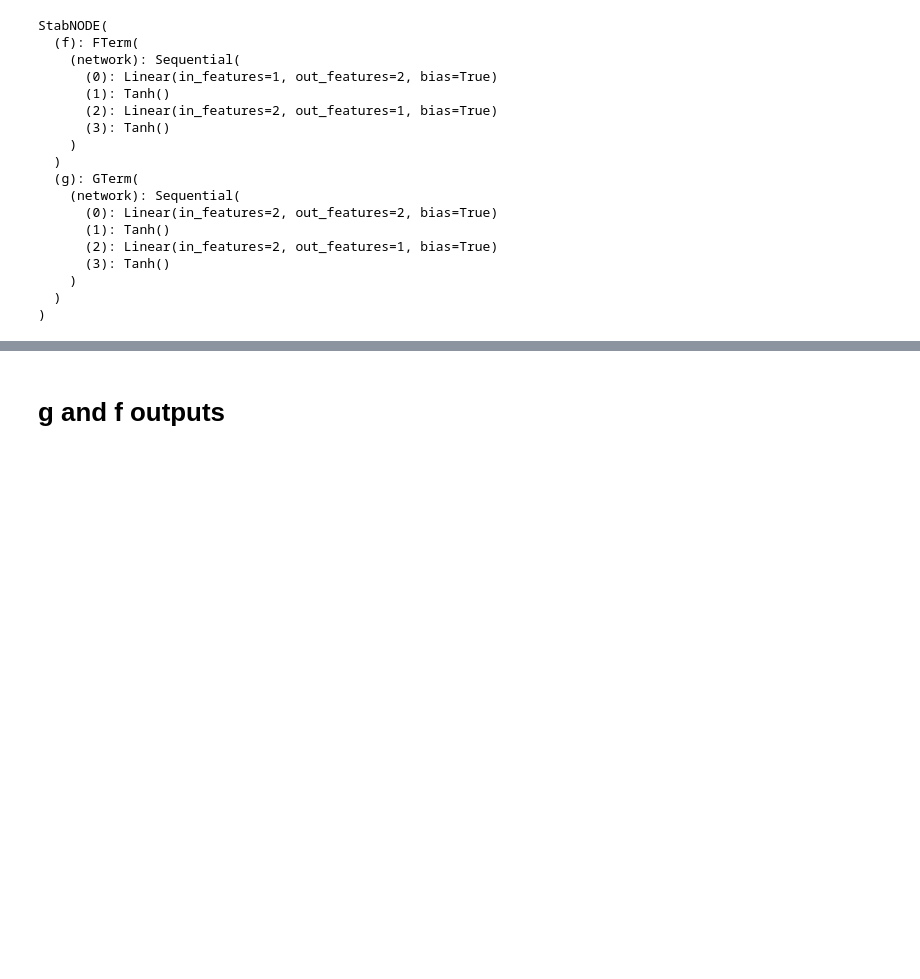
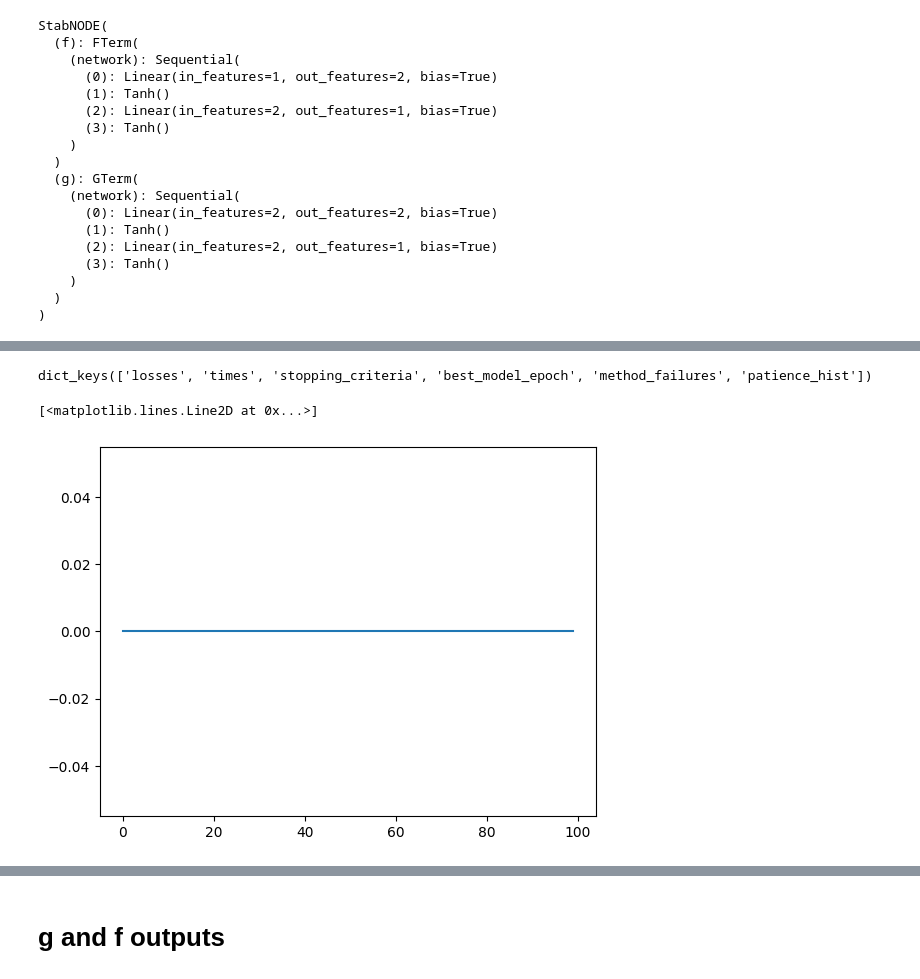
Before and after one commit to MalachiteWind/stable_node_control, a Jupyter notebook: playground.ipynb, the cells around one changed output, grey strips where cells are left out. Drawn from its saved outputs; the diff is of its cells as text; code cells hidden in the pictures; blank space fills up the shorter version.

```diff
--- a/playground.ipynb
+++ b/playground.ipynb
@@ -70,7 +70,7 @@ scaler.data_max_, scaler.data_min_
 # %% [output]
 (array([1.32443915]), array([-1.32455021]))
 # %%
-sample_rate = 10
+sample_rate = 5
 tau_train = tau[::sample_rate]
 X_train = X_scaled[tau_train]
 lam_train = lam[tau_train]
@@ -150,0 +138,7 @@ list(f.parameters())+list(g.parameters())
+# %%
+loss_criteria = nn.MSELoss()
+opt = torch.optim.Adam(list(f.parameters())+list(g.parameters()), lr = 1e-2)
+tau_span = tau_train.clone().detach().to(dtype=torch.float32, device=device)
+x0 = X_train[0].reshape(-1, 1).clone().detach().to(dtype=torch.float32,device=device)
+x0.requires_grad_(True)
+n_epochs = 100
@@ -150,0 +149,15 @@ list(f.parameters())+list(g.parameters())
+# %%
+stab_node, log_history = model_trainer(stab_node,
+              opt,loss_criteria,
+              x0,
+              tau_span,
+              X_train,
+              lam_func,
+              n_epochs,
+              min_improvement=1e-4,
+              patience=10,
+              print_every=10,
+              solve_method='rk4',
+              show_progress=True,
+              save_path="results/test_model.pt"
+)
@@ -150,0 +180,7 @@ list(f.parameters())+list(g.parameters())
+# %%
+print(log_history.keys())
+plt.plot(log_history["method_failures"])
+# %% [output]
+dict_keys(['losses', 'times', 'stopping_criteria', 'best_model_epoch', 'method_failures', 'patience_hist'])
+[<matplotlib.lines.Line2D at 0x...>]
+[figure, added]
```
Also changed, not shown: parts of 23 cells of this notebook, 8 other files.
